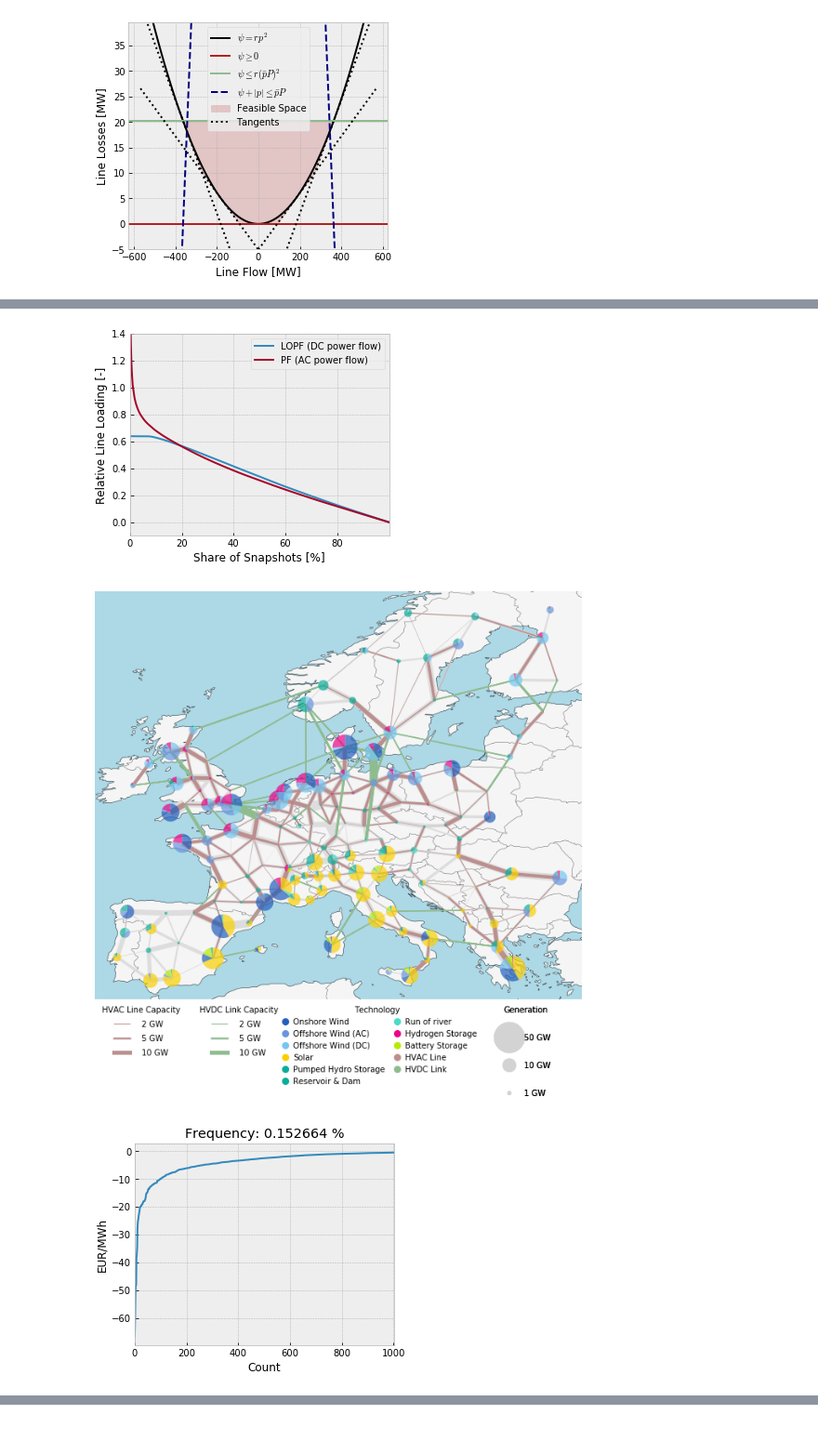
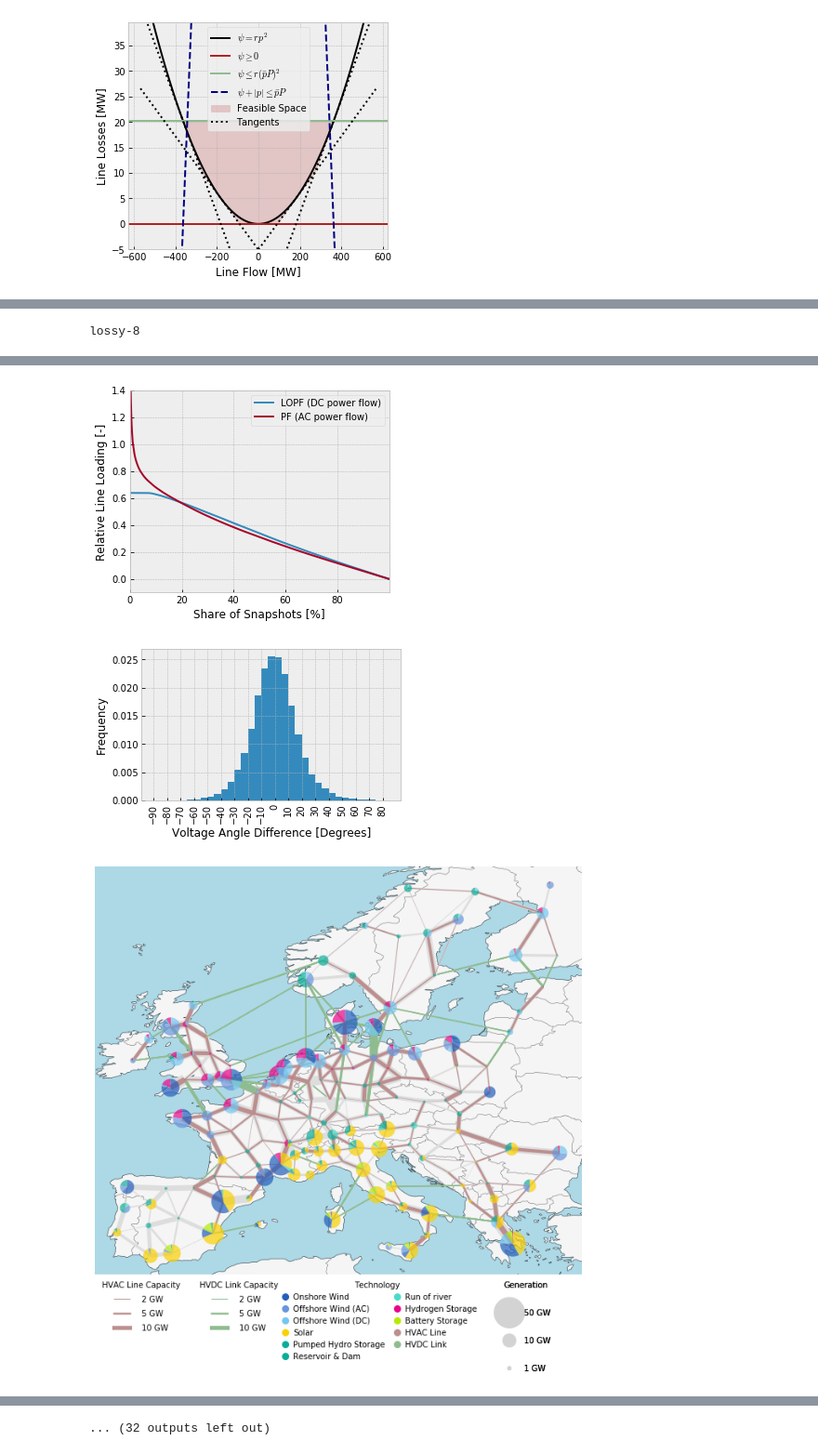
Before and after one commit to fneum/power-flow-models, a Jupyter notebook: plotting.ipynb, the cells around one changed output, grey strips where cells are left out. Shown at 93% size. Saved outputs shown, nothing was run; the diff lists cells and outputs as text; code cells hidden in the pictures.

Commit message:
add plotting ipynb

```diff
--- a/plotting.ipynb
+++ b/plotting.ipynb
@@ -208,6 +210,27 @@ def plot_network_losses(n, fn=None):
 
     if fn is not None:
         plt.savefig(fn, bbox_inches="tight")
+# %%
+def plot_v_ang_diff(n_pf, fn=None):
+
+    v_ang_1 = n_pf.buses_t.v_ang.loc[:,n_pf.lines.bus1]
+    v_ang_1.columns = n_pf.lines.index
+
+    v_ang_0 = n_pf.buses_t.v_ang.loc[:,n_pf.lines.bus0]
+    v_ang_0.columns = n_pf.lines.index
+
+    v_ang_diff = (v_ang_1 - v_ang_0).applymap(lambda x: x*180/np.pi)
+
+    fig, ax = plt.subplots(figsize=(5,3))
+
+    v_ang_diff.stack().plot.hist(bins=np.arange(-90,90,5), density=True)
+
+    plt.xticks(np.arange(-90,90,10), rotation=90)
+
+    plt.xlabel("Voltage Angle Difference [Degrees]")
+
+    if fn is not None:
+        plt.savefig(fn, bbox_inches='tight')
 # %% [markdown]
 ## Single LOPF: Plots
 # %%
@@ -604,6 +629,8 @@ for name in networks.keys():
     plot_flow_comparison(n, n_pf, fn=f"{d}flow-comparison-{name}.pdf")
     plot_duration_curve(n, n_pf, fn=f"{d}flow-duration-curve-{name}.pdf")
 
+    plot_v_ang_diff(n_pf, fn=f"{d}v-ang-diff-{name}.pdf")
+
     if "lossy" in name:
         plot_network_losses(n, fn = f"{d}network-losses-{name}.pdf")
         plot_flow_vs_loss(n, fn=f"{d}flow-vs-loss-{name}.pdf")
@@ -649,0 +665 @@ More than 20 figures have been opened. Figures created through the pyplot interf
+lossy-8
@@ -650,5 +683,5 @@ More than 20 figures have been opened. Figures created through the pyplot interf
 [figure]
 [figure]
 [figure]
-[figure, old version]
+[figure, new version]
-[figure, old version]
+[figure, new version]
@@ -658,0 +689 @@ More than 20 figures have been opened. Figures created through the pyplot interf
+... (32 outputs left out)
```
Also changed, not shown: parts of 3 cells of this notebook.
